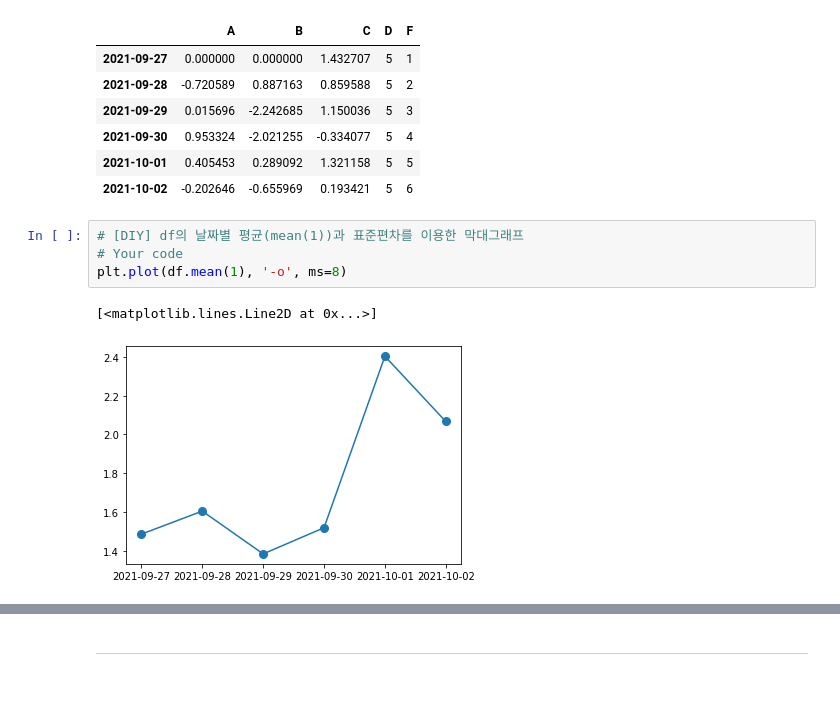
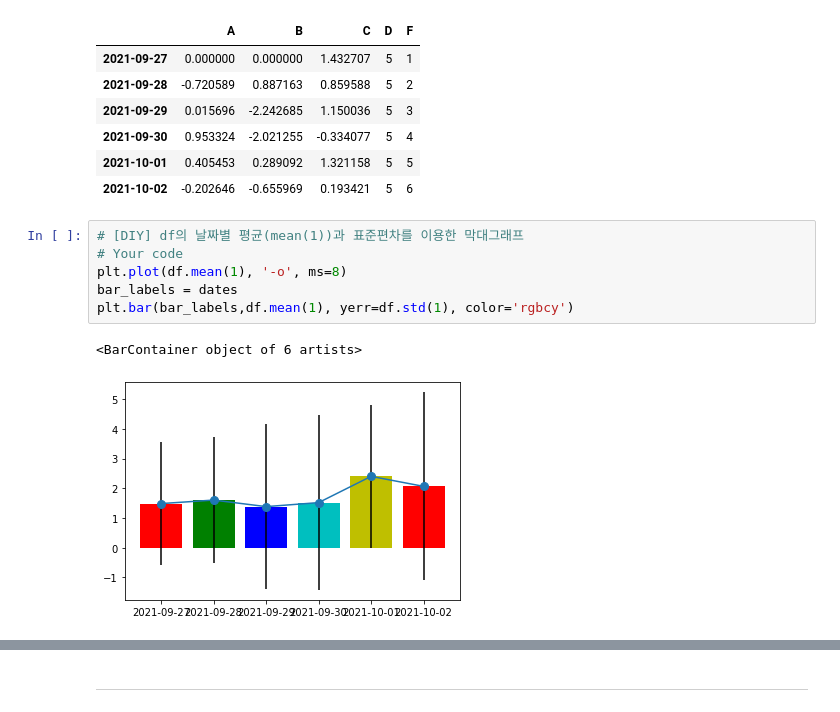
Before and after one commit to Skystar728/pdm12, a Jupyter notebook: py-pandas/pandas_3_harnessing_df.ipynb, the cells around one changed output, grey strips where cells are left out. Saved outputs shown, nothing was run; the diff lists cells and outputs as text.

```diff
--- a/py-pandas/pandas_3_harnessing_df.ipynb
+++ b/py-pandas/pandas_3_harnessing_df.ipynb
@@ -361,7 +359,9 @@ df
 # %%
 # [DIY] df의 날짜별 평균(mean(1))과 표준편차를 이용한 막대그래프
 # Your code
 plt.plot(df.mean(1), '-o', ms=8)
+bar_labels = dates
+plt.bar(bar_labels,df.mean(1), yerr=df.std(1), color='rgbcy')
 # %% [output]
-[<matplotlib.lines.Line2D at 0x...>]
+<BarContainer object of 6 artists>
-[figure, old version]
+[figure, new version]
```
Also changed, not shown: parts of 10 cells of this notebook.
